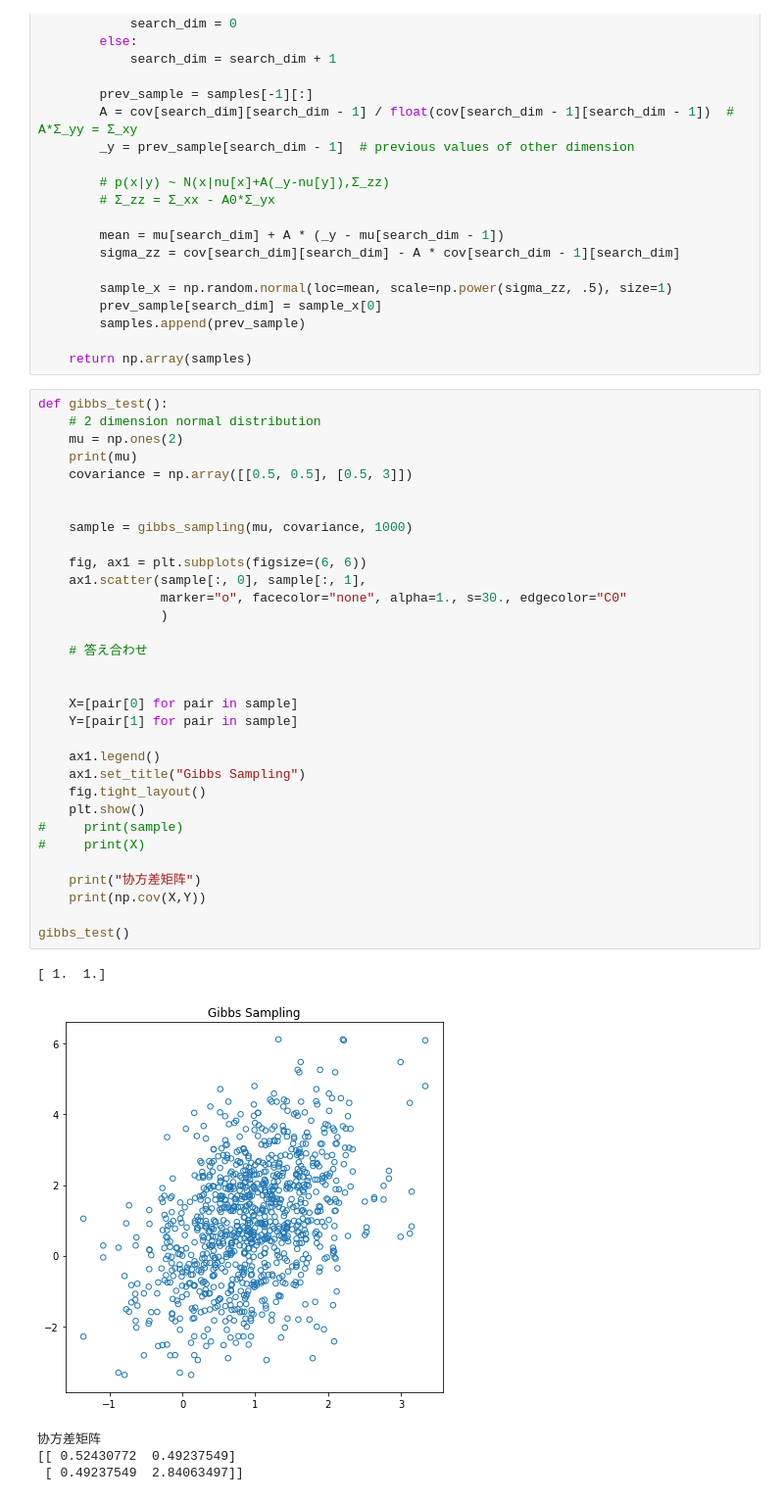
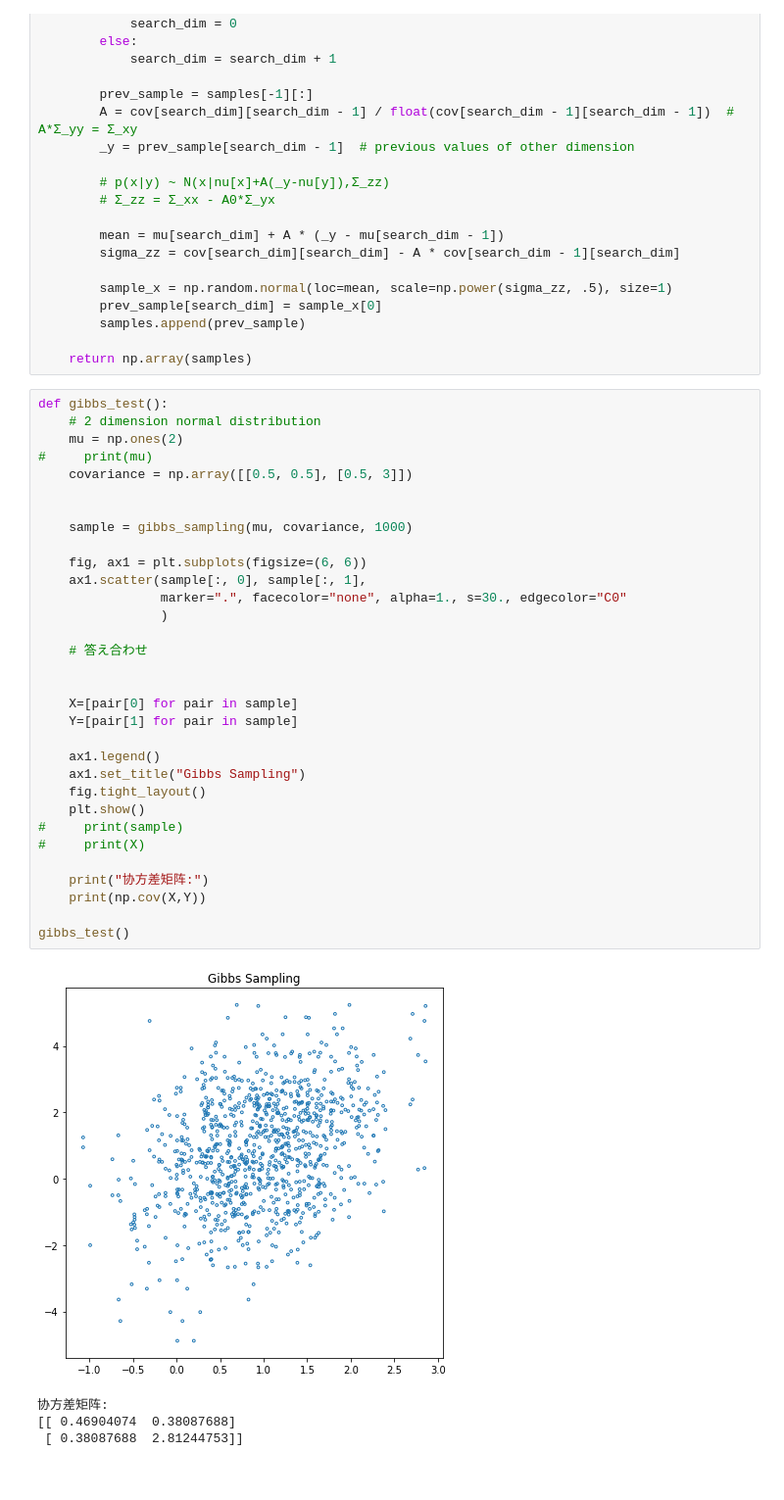
Before and after one commit to aronsoyol/lda, a Jupyter notebook: MCMC.ipynb, the cells around one changed output. Shown at 98% size. Cells and saved outputs as stored; diff of their text form.

```diff
--- a/MCMC.ipynb
+++ b/MCMC.ipynb
@@ -379,38 +379,37 @@ def gibbs_sampling(mu, cov, sample_size):
 # %%
 def gibbs_test():
     # 2 dimension normal distribution
     mu = np.ones(2)
-    print(mu)
+#     print(mu)
     covariance = np.array([[0.5, 0.5], [0.5, 3]])
 
 
     sample = gibbs_sampling(mu, covariance, 1000)
 
     fig, ax1 = plt.subplots(figsize=(6, 6))
     ax1.scatter(sample[:, 0], sample[:, 1],
-                marker="o", facecolor="none", alpha=1., s=30., edgecolor="C0"
+                marker=".", facecolor="none", alpha=1., s=30., edgecolor="C0"
                 )
 
     # 答え合わせ
 
 
     X=[pair[0] for pair in sample]
     Y=[pair[1] for pair in sample]
 
     ax1.legend()
     ax1.set_title("Gibbs Sampling")
     fig.tight_layout()
     plt.show()
 #     print(sample)
 #     print(X)
 
-    print("协方差矩阵")
+    print("协方差矩阵:")
     print(np.cov(X,Y))
 
 gibbs_test()
 # %% [output]
+[figure, new version]
-[ 1.  1.]
+协方差矩阵:
+[[ 0.46904074  0.38087688]
+ [ 0.38087688  2.81244753]]
-[figure, old version]
-协方差矩阵
-[[ 0.52430772  0.49237549]
- [ 0.49237549  2.84063497]]
```
